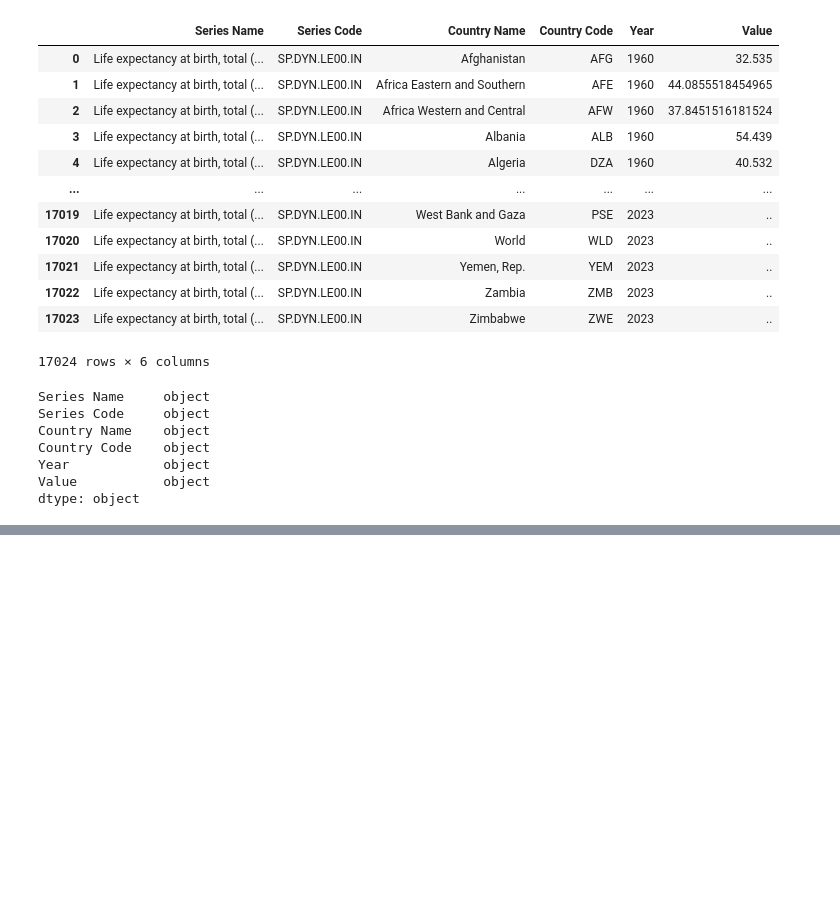
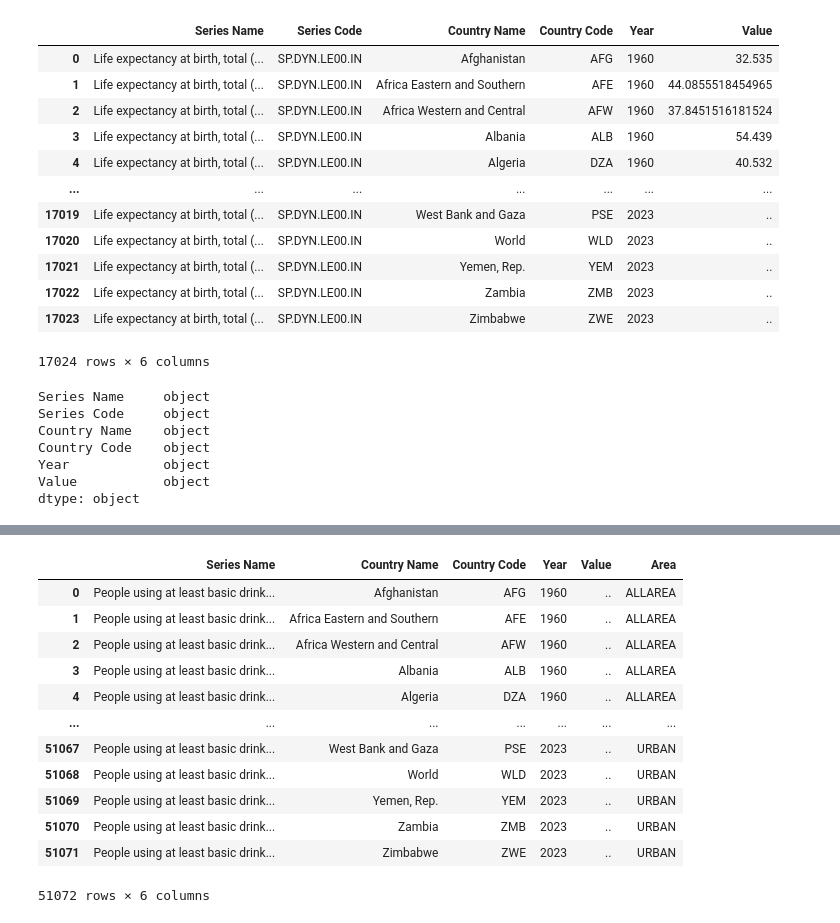
Before and after one commit to jimiok/infoviz, a Jupyter notebook: analysis.ipynb, the cells around one changed output, grey strips where cells are left out. Saved outputs shown, nothing was run; the diff lists cells and outputs as text; code cells hidden in the pictures; blank space fills up the shorter version.

```diff
--- a/analysis.ipynb
+++ b/analysis.ipynb
@@ -259,0 +305,28 @@ df_new = pd.read_csv('wb_water.csv')
+# %%
+df_long_new.drop(columns=['Series Code'], inplace=True)
+# %%
+def map_series_name(series_name):
+    if 'urban' in series_name.lower():
+        return 'URBAN'
+    elif 'rural' in series_name.lower():
+        return 'RURAL'
+    else:
+        return 'ALLAREA'
+
+df_long_new['Area'] = df_long_new['Series Name'].apply(map_series_name)
+# %%
+df_long_new
+# %% [output]
+|  | Series Name | Country Name | Country Code | Year | Value | Area |
+| 0 | People using at least basic drink... | Afghanistan | AFG | 1960 | .. | ALLAREA |
+| 1 | People using at least basic drink... | Africa Eastern and Southern | AFE | 1960 | .. | ALLAREA |
+| 2 | People using at least basic drink... | Africa Western and Central | AFW | 1960 | .. | ALLAREA |
+| 3 | People using at least basic drink... | Albania | ALB | 1960 | .. | ALLAREA |
+| 4 | People using at least basic drink... | Algeria | DZA | 1960 | .. | ALLAREA |
+| ... | ... | ... | ... | ... | ... | ... |
+| 51067 | People using at least basic drink... | West Bank and Gaza | PSE | 2023 | .. | URBAN |
+| 51068 | People using at least basic drink... | World | WLD | 2023 | .. | URBAN |
+| 51069 | People using at least basic drink... | Yemen, Rep. | YEM | 2023 | .. | URBAN |
+| 51070 | People using at least basic drink... | Zambia | ZMB | 2023 | .. | URBAN |
+| 51071 | People using at least basic drink... | Zimbabwe | ZWE | 2023 | .. | URBAN |
+51072 rows × 6 columns
```
Also changed, not shown: parts of 4 cells of this notebook, 1 other file.
